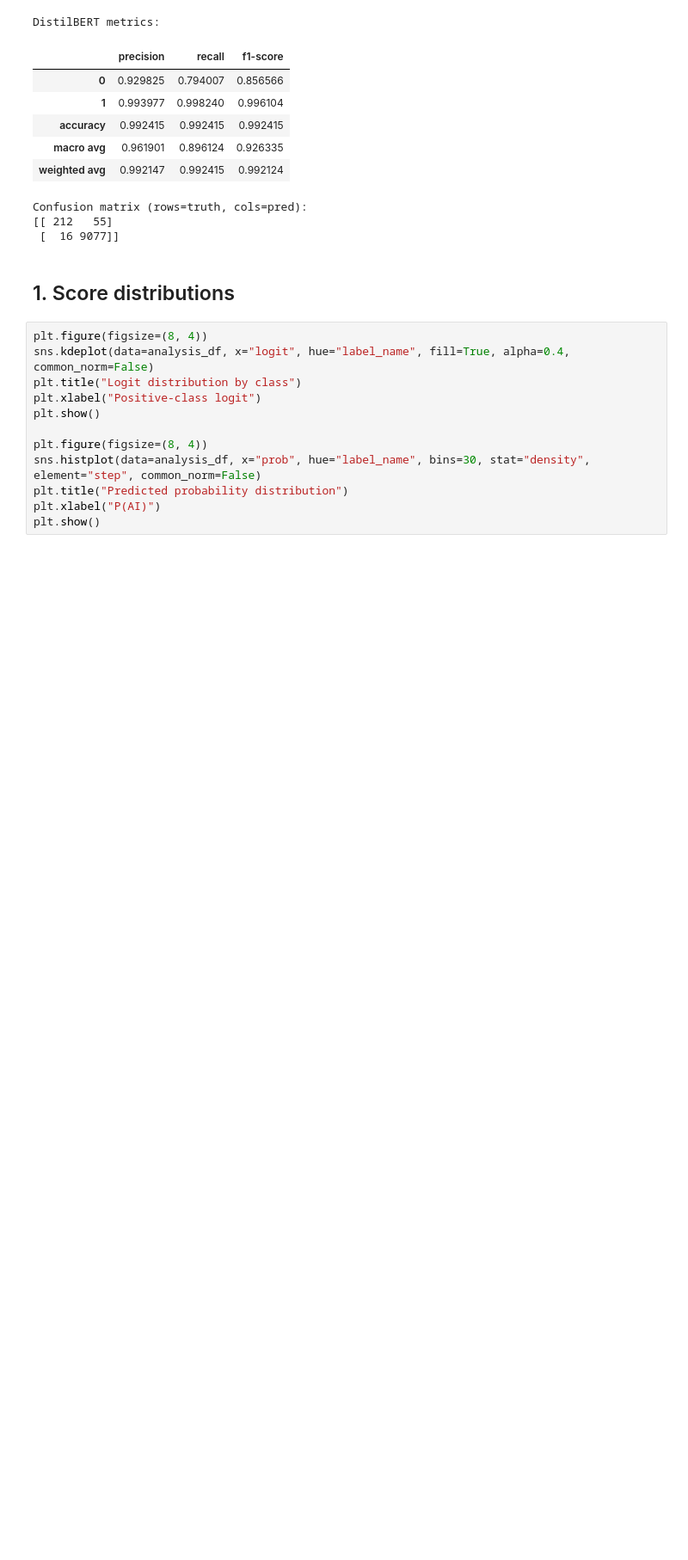
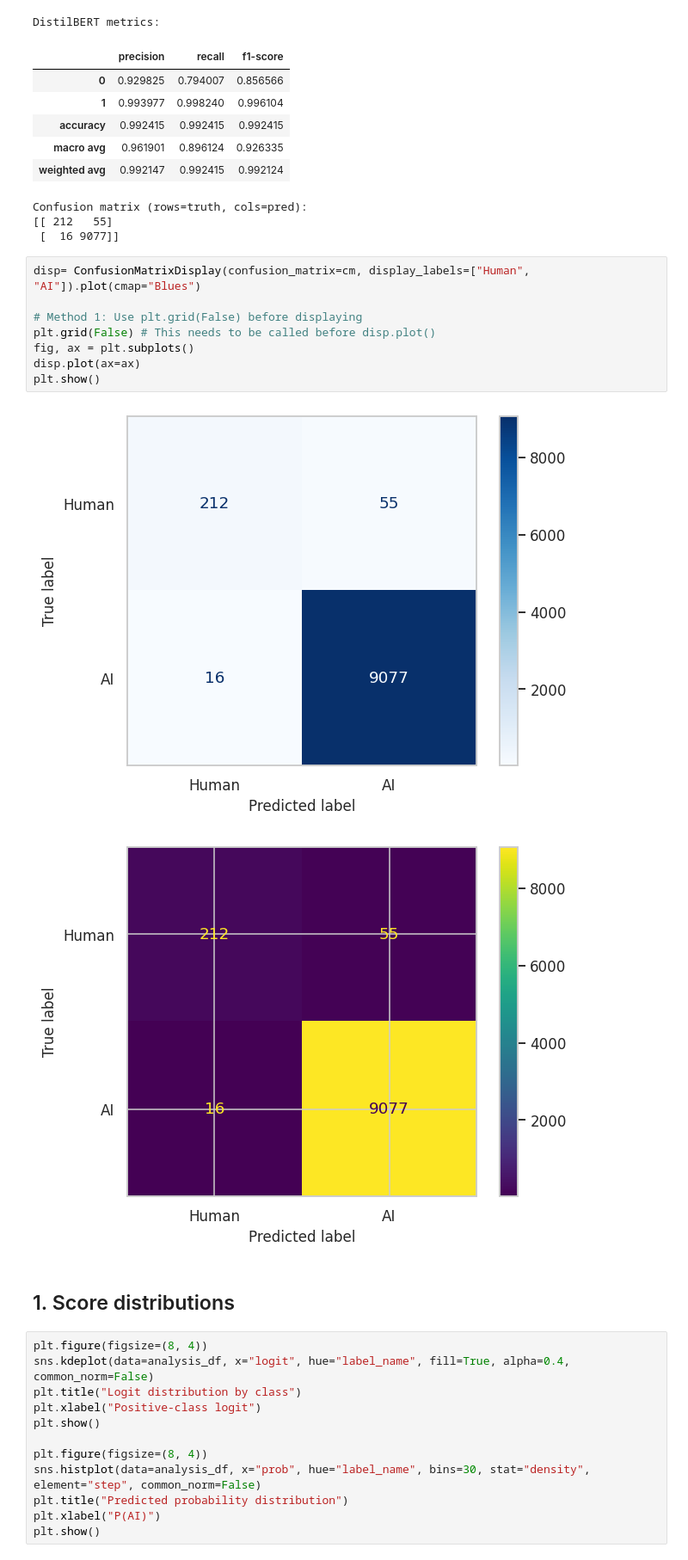
Before and after one commit to HesteBjorn/TDT13_AI_text_prediction, a Jupyter notebook: notebooks/distilbert_analysis.ipynb, the cells around one changed output. Shown at 86% size. Drawn from its saved outputs; the diff is of its cells as text; blank space fills up the shorter version.

Commit message:
add: final distilbert with confusion matrix and false negative sample

```diff
--- a/notebooks/distilbert_analysis.ipynb
+++ b/notebooks/distilbert_analysis.ipynb
@@ -204,6 +208,17 @@ DistilBERT metrics:
 Confusion matrix (rows=truth, cols=pred):
 [[ 212   55]
  [  16 9077]]
+# %%
+disp= ConfusionMatrixDisplay(confusion_matrix=cm, display_labels=["Human", "AI"]).plot(cmap="Blues")
+
+# Method 1: Use plt.grid(False) before displaying
+plt.grid(False) # This needs to be called before disp.plot()
+fig, ax = plt.subplots()
+disp.plot(ax=ax)
+plt.show()
+# %% [output]
+[figure, added]
+[figure, added]
 # %% [markdown]
 ## 1. Score distributions
 # %%
```
Also changed, not shown: parts of 10 cells of this notebook.
